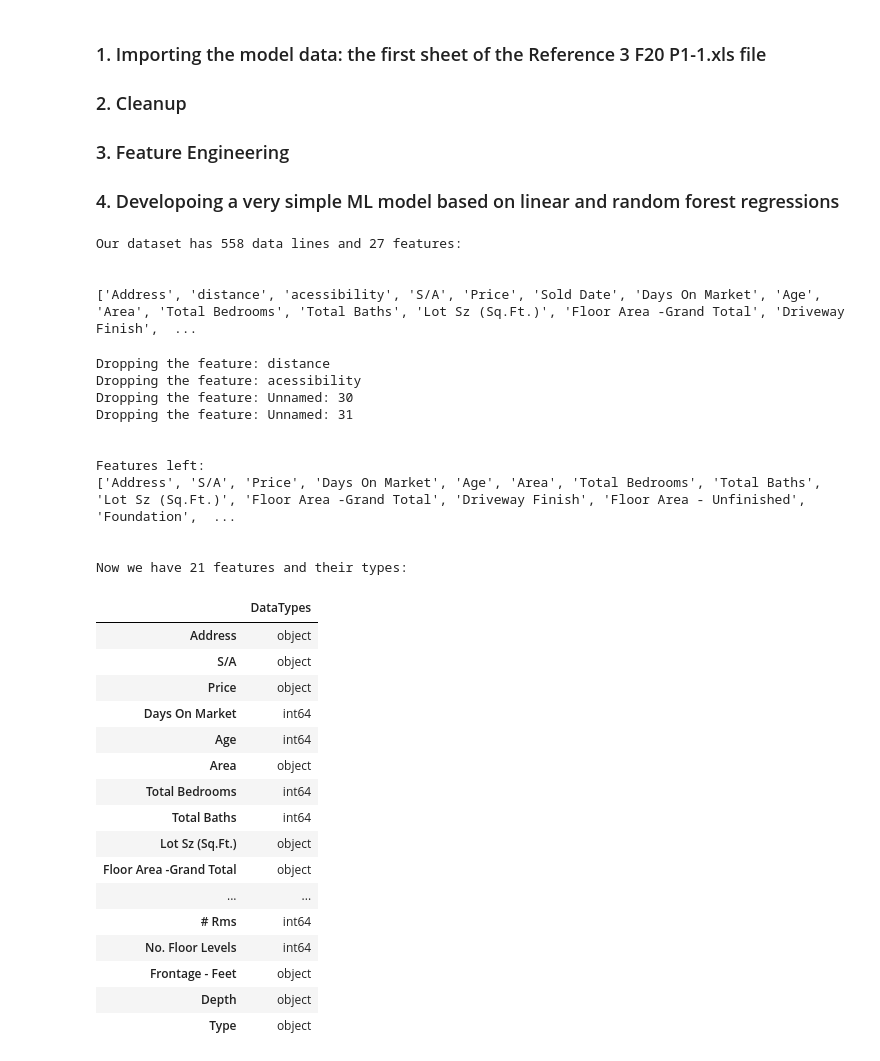
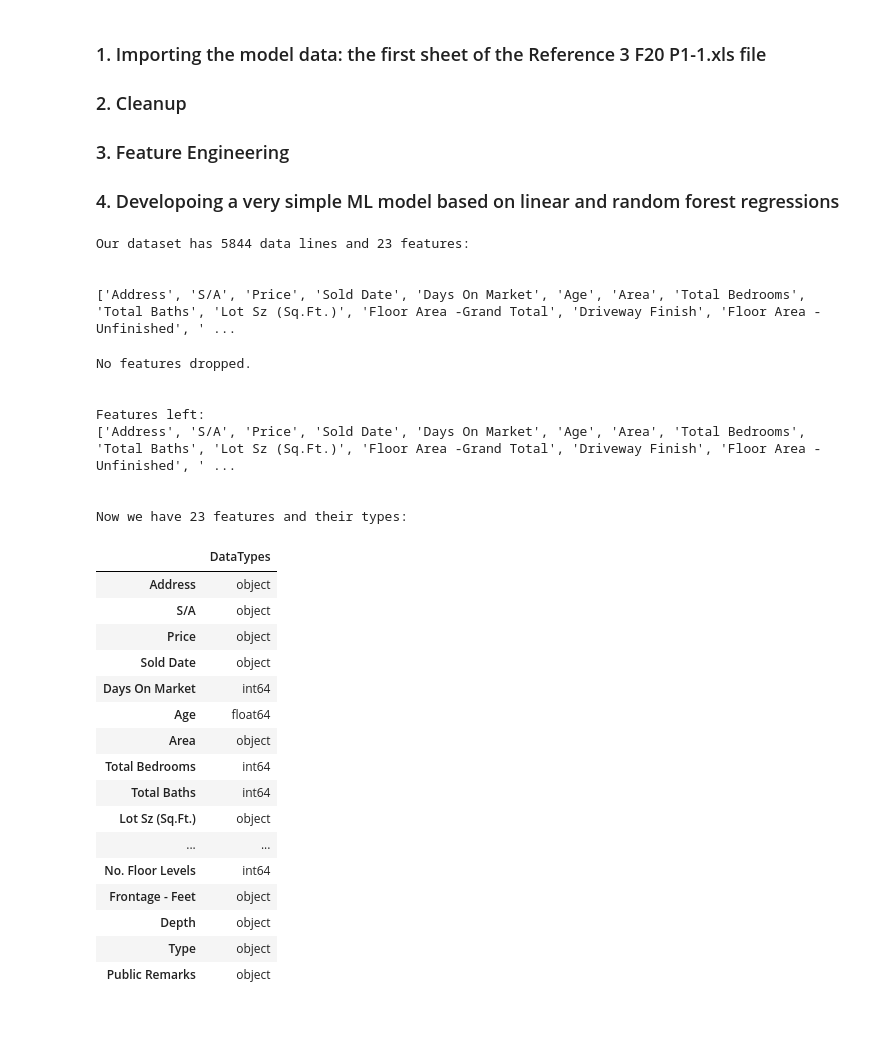
Before and after one commit to tishkhanyan/Canadian_market_property_appraisal, a Jupyter notebook: 1. baseline_solution.ipynb, the cells around one changed output. Saved outputs shown, nothing was run; the diff lists cells and outputs as text; code cells hidden in the pictures; blank space fills up the shorter version.

```diff
--- a/1. baseline_solution.ipynb
+++ b/1. baseline_solution.ipynb
@@ -18,71 +18,82 @@ from sklearn.ensemble import RandomForestRegressor
 
 from sklearn.metrics import mean_squared_error
 # %%
-# just reading the first sheet
-df1 = pd.read_csv("0. F20 P1-Table 1.csv", na_values=['nan'])
+# reading one file
+# df = pd.read_csv('F20 P1.csv', index_col=None, header=0)
+
+# reading part of the files from Detached June 2020-2021 folder
+
+data_files = ['F20 P1.csv', 'F20 P2.csv', 'F30 P1.csv', 'F30 P2.csv', 'F50 P1.csv', 'F50 P2.csv']
+data_list = []
+
+for filename in data_files:
+    df_current = pd.read_csv(filename, index_col=None, header=0)
+    data_list.append(df_current)
+
+df = pd.concat(data_list, axis=0, ignore_index=True)
 
 # deleting yellow columns
-df1.drop(['Status', 'For Tax Year', 'Gross Taxes', 'Original Price', 'List Price', 'GST Incl'], axis = 1, inplace = True)
+df.drop(['Status', 'For Tax Year', 'Gross Taxes', 'Original Price', 'List Price', 'GST Incl'], axis = 1, inplace = True)
 
 # size of our dataset
-print('Our dataset has', len(df1), 'data lines and', len(df1.columns.tolist()), 'features:')
+print('Our dataset has', len(df), 'data lines and', len(df.columns.tolist()), 'features:')
 print('\n')
-print(df1.columns.tolist())
+print(df.columns.tolist())
 # %% [output]
-Our dataset has 558 data lines and 27 features:
+Our dataset has 5844 data lines and 23 features:
 
 
-['Address', 'distance', 'acessibility', 'S/A', 'Price', 'Sold Date', 'Days On Market', 'Age', 'Area', 'Total Bedrooms', 'Total Baths', 'Lot Sz (Sq.Ft.)', 'Floor Area -Grand Total', 'Driveway Finish',  ...
+['Address', 'S/A', 'Price', 'Sold Date', 'Days On Market', 'Age', 'Area', 'Total Bedrooms', 'Total Baths', 'Lot Sz (Sq.Ft.)', 'Floor Area -Grand Total', 'Driveway Finish', 'Floor Area - Unfinished', ' ...
 # %%
 # dropping the columns with more than 90% NAs
 moreThan = []
 
-for feature in df1:
-    if df1[feature].isna().sum() / df1.shape[0] > 0.9:
+for feature in df:
+    if df[feature].isna().sum() / df.shape[0] > 0.9:
         moreThan.append(feature)
         print("Dropping the feature:", feature)
-df1.drop(moreThan, axis = 1, inplace = True)
+df.drop(moreThan, axis = 1, inplace = True)
 
+if moreThan == []:
+    print('No features dropped.')
 print('\n')
 
 # dropping the columns that are not insightful: Days On Market, Public Remarks
-df1.drop(['Sold Date', 'Public Remarks'], axis=1, inplace = True)
+# df1.drop(['Sold Date', 'Public Remarks'], axis=1, inplace = True)
+# df.drop(['Public Remarks'], axis=1, inplace = True)
 
-columns_names = df1.columns.tolist()
+columns_names = df.columns.tolist()
 
 print("Features left:")
 print(columns_names)
 print('\n')
 print("Now we have", len(columns_names), "features and their types:")
 
 # types of our columns
-pd.DataFrame(df1.dtypes, columns=['DataTypes'])
+pd.DataFrame(df.dtypes, columns=['DataTypes'])
 # %% [output]
-Dropping the feature: distance
-Dropping the feature: acessibility
-Dropping the feature: Unnamed: 30
-Dropping the feature: Unnamed: 31
+No features dropped.
 
 
 Features left:
-['Address', 'S/A', 'Price', 'Days On Market', 'Age', 'Area', 'Total Bedrooms', 'Total Baths', 'Lot Sz (Sq.Ft.)', 'Floor Area -Grand Total', 'Driveway Finish', 'Floor Area - Unfinished', 'Foundation',  ...
+['Address', 'S/A', 'Price', 'Sold Date', 'Days On Market', 'Age', 'Area', 'Total Bedrooms', 'Total Baths', 'Lot Sz (Sq.Ft.)', 'Floor Area -Grand Total', 'Driveway Finish', 'Floor Area - Unfinished', ' ...
 
 
-Now we have 21 features and their types:
+Now we have 23 features and their types:
 |  | DataTypes |
 | Address | object |
 | S/A | object |
 | Price | object |
+| Sold Date | object |
 | Days On Market | int64 |
-| Age | int64 |
+| Age | float64 |
 | Area | object |
 | Total Bedrooms | int64 |
 | Total Baths | int64 |
 | Lot Sz (Sq.Ft.) | object |
-| Floor Area -Grand Total | object |
 | ... | ... |
-| # Rms | int64 |
 | No. Floor Levels | int64 |
 | Frontage - Feet | object |
 | Depth | object |
 | Type | object |
+| Public Remarks | object |
```
Also changed, not shown: parts of 12 cells of this notebook, 6 other files.
